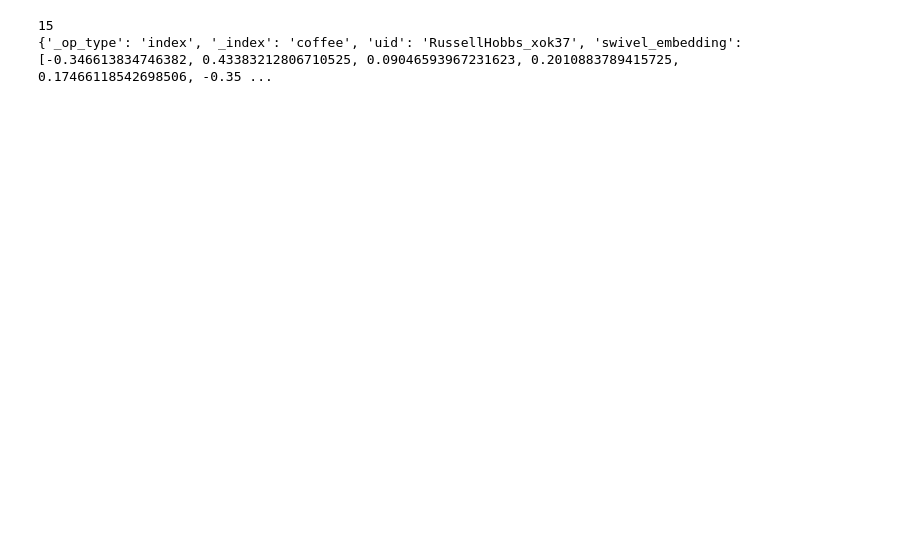
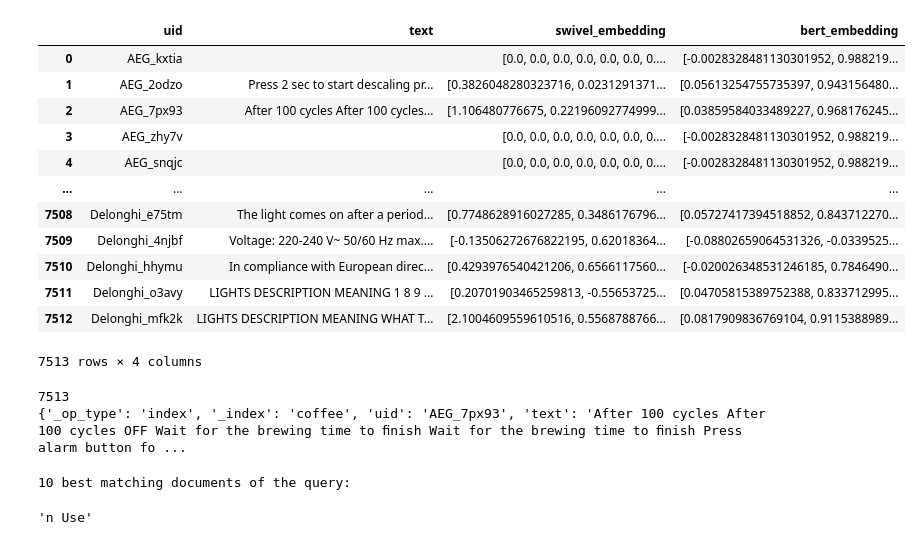
Before and after one commit to LennardRose/Coffee_Corpus_QnA, a Jupyter notebook: Code/SimilaritySearch/Similarity_search.ipynb, the cells around one changed output. Saved outputs shown, nothing was run; the diff lists cells and outputs as text; code cells hidden in the pictures; blank space fills up the shorter version.

Commit message:
added function to see what text

```diff
--- a/Code/SimilaritySearch/Similarity_search.ipynb
+++ b/Code/SimilaritySearch/Similarity_search.ipynb
@@ -8,4 +8,4 @@ import numpy as np
 import string
 import random
 from datasets import load_dataset
-dataset = load_dataset("json", data_files=".\corpus.json")
+#dataset = load_dataset("json", data_files="..\Preprocessor\output_preprocessing\corpus.json")
@@ -15 +12,5 @@ Found cached dataset json (C:/Users/ifeol/.cache/huggingface/datasets/json/defau
+# %%
+import json
+with open("..\Preprocessor\output_preprocessing\corpus.json") as f:
+    dataset = json.load(f)
 # %%
@@ -24,12 +43,12 @@ text = []
 uid = []
 
 for i in range(10):
-    for j in range(len(dataset['train'][i]['products'])):
-        if dataset['train'][i]['products'][j]['languages']['en'] is not None:
-            if len(dataset['train'][i]['products'][j]['languages']['en']) != 0:
-                for k in range(len(dataset['train'][i]['products'][j]['languages']['en'])):
-                    paragraphText = dataset['train'][i]['products'][j]['languages']['en'][k]['paragraphText']
-                    id = dataset['train'][i]['manufacturer'] + '_' + unique_id(5)
+    for j in range(len(dataset[i]['products'])):
+        if "en" in dataset[i]['products'][j]['languages']:
+            if len(dataset[i]['products'][j]['languages']['en']) != 0:
+                for k in range(len(dataset[i]['products'][j]['languages']['en'])):
+                    paragraphText = dataset[i]['products'][j]['languages']['en'][k]['paragraphText']
+                    id = dataset[i]['manufacturer'] + '_' + unique_id(5)
                     text.append(paragraphText)
                     uid.append(id)
 
@@ -44,6 +65,6 @@ elastic.create_index(name="coffee", config_file="./index_config.json")
 # %%
 from embedders import SwivelEmbedder, BertEmbedder
-bert = BertEmbedder()
+bert = BertEmbedder(bert_link="https://huggingface.co/nejox/bert-base-cased-squad2-coffee20230108")
 swivel = SwivelEmbedder()
 
 data['swivel_embedding'] = data['text'].apply(lambda t: swivel.embed_single_text(t)[0].tolist())
@@ -56,13 +74,29 @@ Loaded pre-trained model https://tfhub.dev/tensorflow/cord-19/swivel-128d/3 succ
+# %%
+data
+# %% [output]
+|  | uid | text | swivel_embedding | bert_embedding |
+| 0 | AEG_kxtia |  | [0.0, 0.0, 0.0, 0.0, 0.0, 0.0, 0.... | [-0.0028328481130301952, 0.988219... |
+| 1 | AEG_2odzo | Press 2 sec to start descaling pr... | [0.3826048280323716, 0.0231291371... | [0.05613254755735397, 0.943156480... |
+| 2 | AEG_7px93 | After 100 cycles After 100 cycles... | [1.106480776675, 0.22196092774999... | [0.03859584033489227, 0.968176245... |
+| 3 | AEG_zhy7v |  | [0.0, 0.0, 0.0, 0.0, 0.0, 0.0, 0.... | [-0.0028328481130301952, 0.988219... |
+| 4 | AEG_snqjc |  | [0.0, 0.0, 0.0, 0.0, 0.0, 0.0, 0.... | [-0.0028328481130301952, 0.988219... |
+| ... | ... | ... | ... | ... |
+| 7508 | Delonghi_e75tm | The light comes on after a period... | [0.7748628916027285, 0.3486176796... | [0.05727417394518852, 0.843712270... |
+| 7509 | Delonghi_4njbf | Voltage: 220-240 V~ 50/60 Hz max.... | [-0.13506272676822195, 0.62018364... | [-0.08802659064531326, -0.0339525... |
+| 7510 | Delonghi_hhymu | In compliance with European direc... | [0.4293976540421206, 0.6566117560... | [-0.020026348531246185, 0.7846490... |
+| 7511 | Delonghi_o3avy | LIGHTS DESCRIPTION MEANING 1 8 9 ... | [0.20701903465259813, -0.55653725... | [0.04705815389752388, 0.833712995... |
+| 7512 | Delonghi_mfk2k | LIGHTS DESCRIPTION MEANING WHAT T... | [2.1004609559610516, 0.5568788766... | [0.0817909836769104, 0.9115388989... |
+7513 rows × 4 columns
 # %%
 data['_op_type'] = "index"
 data['_index'] = "coffee"
-data = data[['_op_type', '_index', 'uid', 'swivel_embedding', 'bert_embedding']]
-index_data = data.to_dict(orient='records')
+data_complete = data[['_op_type', '_index', 'uid', 'text', 'swivel_embedding', 'bert_embedding']]
+index_data = data_complete.to_dict(orient='records')
 print(len(index_data))
-print(index_data[0])
+print(index_data[2])
 # %% [output]
-15
-{'_op_type': 'index', '_index': 'coffee', 'uid': 'RussellHobbs_xok37', 'swivel_embedding': [-0.346613834746382, 0.43383212806710525, 0.09046593967231623, 0.2010883789415725, 0.17466118542698506, -0.35 ...
+7513
+{'_op_type': 'index', '_index': 'coffee', 'uid': 'AEG_7px93', 'text': 'After 100 cycles After 100 cycles OFF Wait for the brewing time to ﬁnish Wait for the brewing time to ﬁnish Press alarm button fo ...
 # %%
 elastic.index_documents(index_data)
 # %%
@@ -97,7 +131,14 @@ def retrieve(query:str, n_returns:int, index_name: str, embedder='swivel'):
         res.append([hit["_source"]["uid"], hit["_score"] - 1])
     return np.array(res)
 # %%
-query = "descaling the machine"
+query = "unplug the machine"
 
 print("10 best matching documents of the query:")
-print(retrieve(query=query, n_returns=10, index_name="coffee", embedder='swivel'))
+results = retrieve(query=query, n_returns=10, index_name="coffee", embedder='bert')
+winner = results[0][0]
+# %% [output]
+10 best matching documents of the query:
+# %%
+data_complete[data_complete["uid"] == winner]["text"].iloc[0]
+# %% [output]
+'n Use'
```
Also changed, not shown: parts of 5 cells of this notebook.
